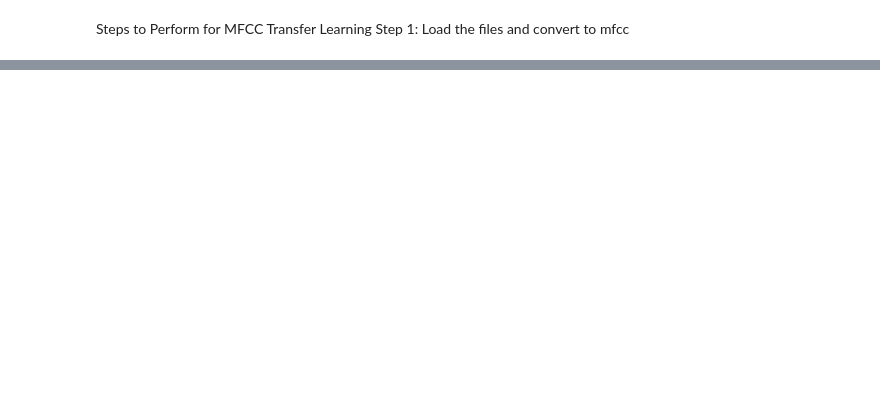
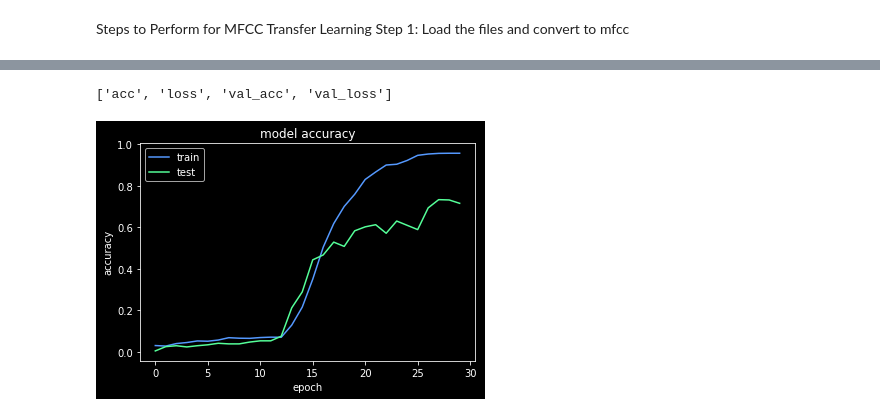
Before and after one commit to ashok-gowda/SpeakerRecognition, a Jupyter notebook: mfcc.ipynb, the cells around one changed output, grey strips where cells are left out. Cells and saved outputs as stored; diff of their text form; code cells hidden in the pictures; blank space fills up the shorter version.

```diff
--- a/mfcc.ipynb
+++ b/mfcc.ipynb
@@ -116,23 +156,19 @@ from keras.layers import Activation, Conv2D, Dense, Dropout, Flatten, MaxPooling
 from keras.models import Sequential
 
 model = Sequential()
-model.add(Conv2D(8, (3, 3), padding='same',
-                 input_shape=(64, 128, 1)))
+model.add(Conv2D(32, kernel_size=(2, 2), activation='relu',
+                 input_shape=(n_mfcc, n_mfcc_width, 1)))
+model.add(MaxPooling2D(pool_size=(2, 2)))
 model.add(Activation('relu'))
-model.add(Conv2D(8, (3, 3)))
+model.add(Dropout(0.25))
+
+model.add(Conv2D(32, kernel_size=(2, 2), padding='same'))
 model.add(Activation('relu'))
 model.add(MaxPooling2D(pool_size=(2, 2)))
+model.add(Dense(n_mfcc/2, activation='relu'))
 model.add(Dropout(0.25))
-
-model.add(Conv2D(16, (3, 3), padding='same'))
-model.add(Activation('relu'))
-model.add(Conv2D(16, (3, 3)))
-model.add(Activation('relu'))
-model.add(MaxPooling2D(pool_size=(2, 2)))
-
 model.add(Flatten())
-model.add(Activation('relu'))
-model.add(Dense(117))
+model.add(Dense(len(y_test_norm[0])))
 model.add(Activation('softmax'))
 
 # initiate RMSprop optimizer
@@ -142,3 +178,4 @@ opt = keras.optimizers.rmsprop(lr=0.0001, decay=1e-6)
 model.compile(loss='categorical_crossentropy',
               optimizer=opt,
               metrics=['accuracy'])
+ctr = 1
@@ -145,13 +225,8 @@ model.compile(loss='categorical_crossentropy',
 # %%
-# epoch = 1
-# while epoch <= 30:
-# model.load_weights('mfcc_model_weights_6030_3-5.h5')
-model.fit(np.array(X_train), y_train_norm,
-          batch_size=32,
-          epochs=5,
+train_result = model.fit(np.array(X_train), y_train_norm,
+          batch_size=16,
+          epochs=30,
           verbose=1,
           shuffle = True,
          validation_data=(np.array(X_test), y_test_norm))
-#     model.save_weights('spect_model_weights_' + str(epoch) + '.h5')
-#     epoch += 1
 # %% [output]
@@ -169,0 +253,18 @@ model.save_weights('mfcc_model_weights_4200_3-1.h5')
+# %%
+print(train_result.history.keys())
+# %% [output]
+['acc', 'loss', 'val_acc', 'val_loss']
+# %%
+import matplotlib.pyplot as plt
+
+plt.style.use('dark_background')
+
+plt.plot(train_result.history['acc'], color="#5599FF")
+plt.plot(train_result.history['val_acc'], color="#55FF99")
+plt.title('model accuracy')
+plt.ylabel('accuracy')
+plt.xlabel('epoch')
+plt.legend(['train', 'test'], loc='upper left')
+plt.show()
+# %% [output]
+[figure, added]
```
Also changed, not shown: parts of 17 cells of this notebook, 1 other file.
